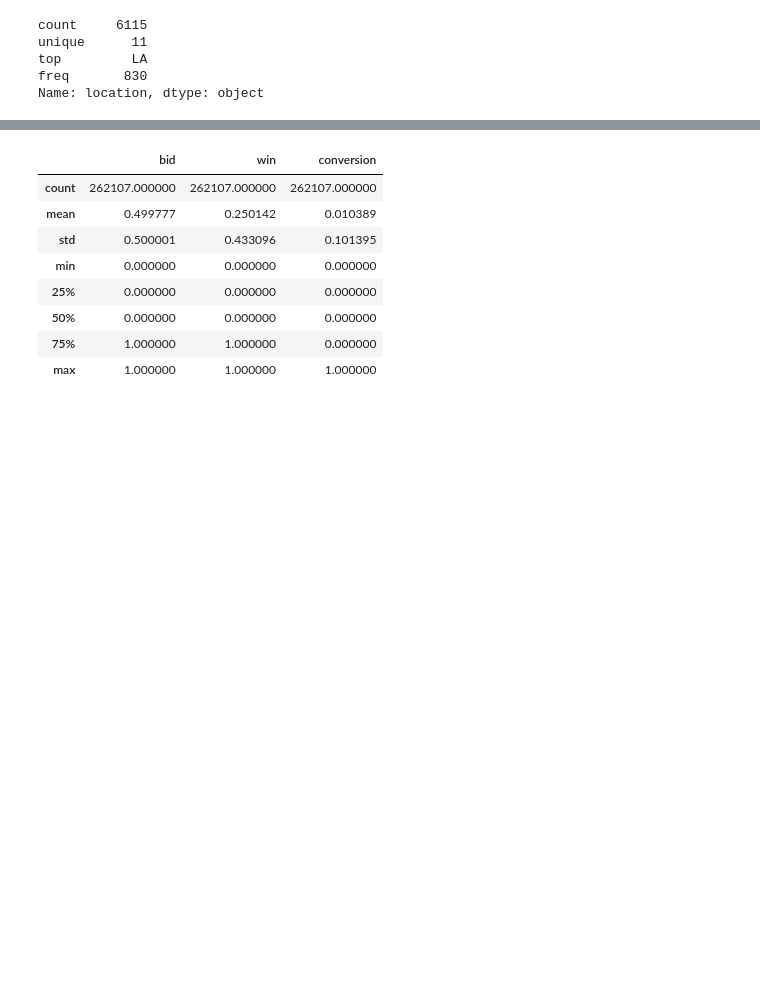
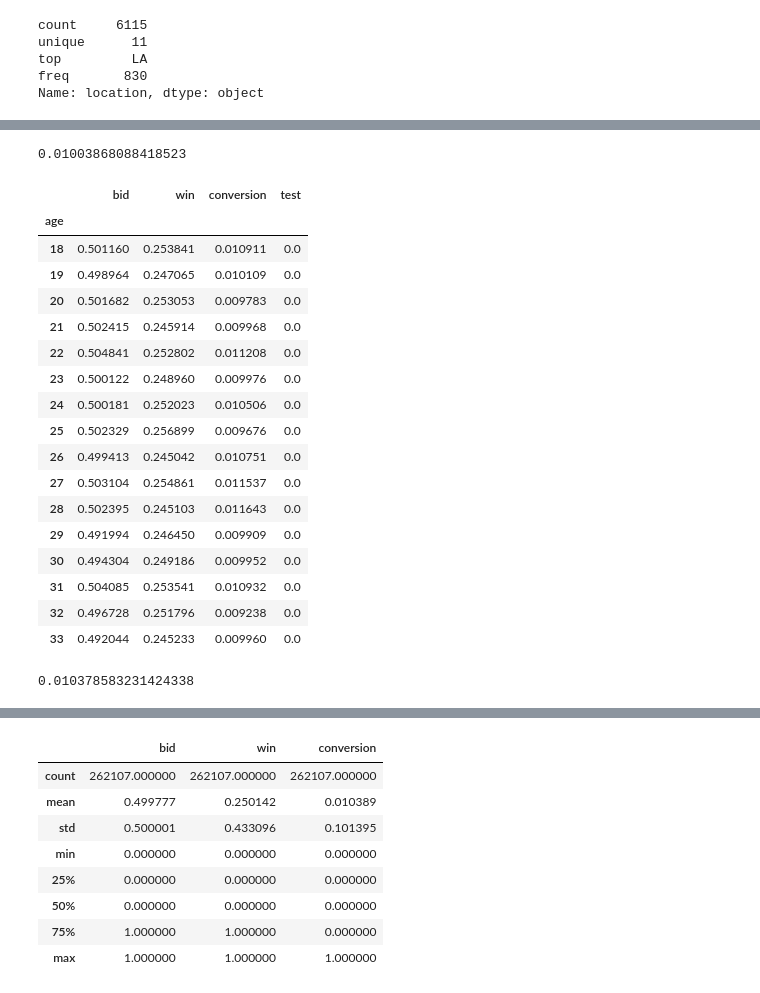
Before and after one commit to jkurdys/Vericast, a Jupyter notebook: notebooks/EDA.ipynb, the cells around one changed output, grey strips where cells are left out. Cells and saved outputs as stored; diff of their text form; code cells hidden in the pictures; blank space fills up the shorter version.

```diff
--- a/notebooks/EDA.ipynb
+++ b/notebooks/EDA.ipynb
@@ -309,0 +354,29 @@ Name: location, dtype: object
+# %%
+test_df.conversion.mean()
+# %% [output]
+0.01003868088418523
+# %%
+control_df.groupby('age').mean()
+# %% [output]
+|  | bid | win | conversion | test |
+| age |  |  |  |  |
+| 18 | 0.501160 | 0.253841 | 0.010911 | 0.0 |
+| 19 | 0.498964 | 0.247065 | 0.010109 | 0.0 |
+| 20 | 0.501682 | 0.253053 | 0.009783 | 0.0 |
+| 21 | 0.502415 | 0.245914 | 0.009968 | 0.0 |
+| 22 | 0.504841 | 0.252802 | 0.011208 | 0.0 |
+| 23 | 0.500122 | 0.248960 | 0.009976 | 0.0 |
+| 24 | 0.500181 | 0.252023 | 0.010506 | 0.0 |
+| 25 | 0.502329 | 0.256899 | 0.009676 | 0.0 |
+| 26 | 0.499413 | 0.245042 | 0.010751 | 0.0 |
+| 27 | 0.503104 | 0.254861 | 0.011537 | 0.0 |
+| 28 | 0.502395 | 0.245103 | 0.011643 | 0.0 |
+| 29 | 0.491994 | 0.246450 | 0.009909 | 0.0 |
+| 30 | 0.494304 | 0.249186 | 0.009952 | 0.0 |
+| 31 | 0.504085 | 0.253541 | 0.010932 | 0.0 |
+| 32 | 0.496728 | 0.251796 | 0.009238 | 0.0 |
+| 33 | 0.492044 | 0.245233 | 0.009960 | 0.0 |
+# %%
+control_df.groupby('age').mean().conversion.mean()
+# %% [output]
+0.010378583231424338
```
Also changed, not shown: parts of 22 cells of this notebook, 4 other files.
